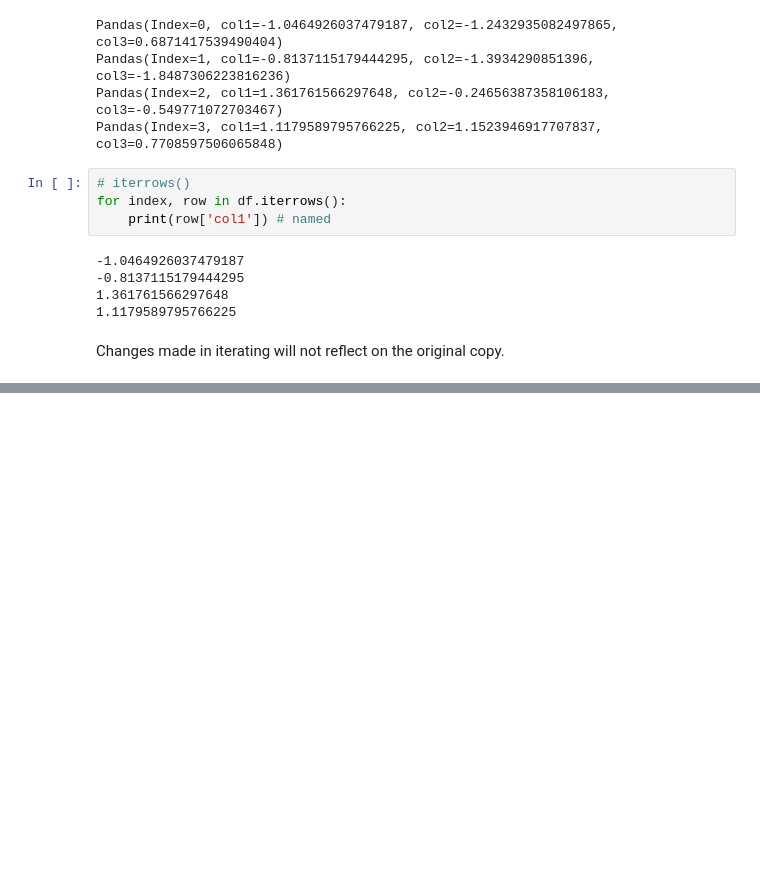
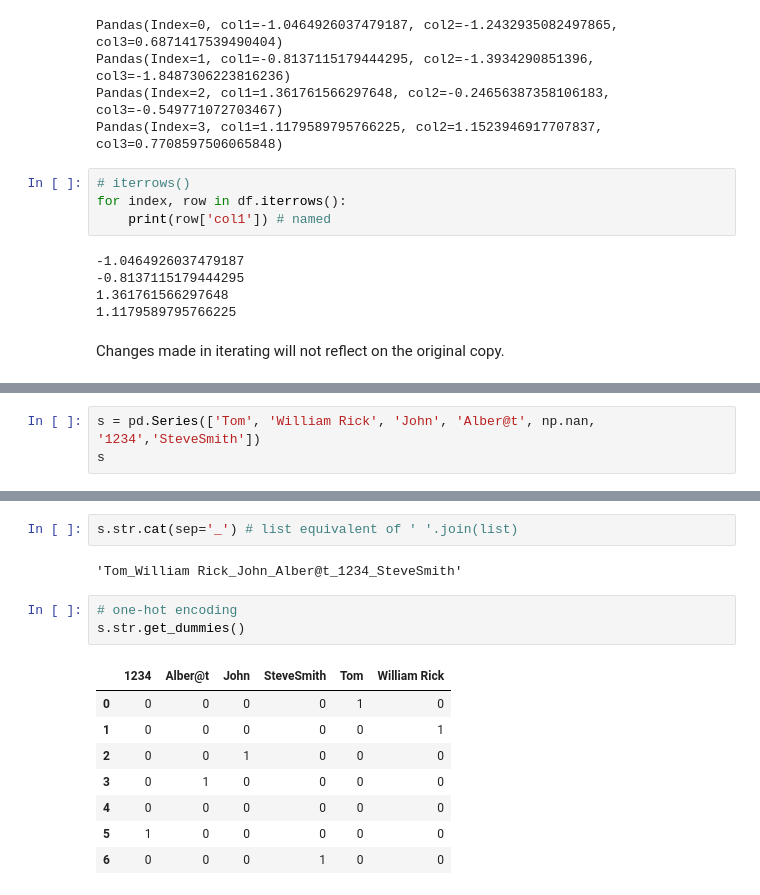
Before and after one commit to karenacorn99/data-science-cheatcheets, a Jupyter notebook: pandas.ipynb, the cells around one changed output, grey strips where cells are left out. Cells and saved outputs as stored; diff of their text form; blank space fills up the shorter version.

```diff
--- a/pandas.ipynb
+++ b/pandas.ipynb
@@ -738,0 +837,3 @@ Changes made in iterating will not reflect on the original copy.
+# %%
+s = pd.Series(['Tom', 'William Rick', 'John', 'Alber@t', np.nan, '1234','SteveSmith'])
+s
@@ -738,0 +893,16 @@ Changes made in iterating will not reflect on the original copy.
+# %%
+s.str.cat(sep='_') # list equivalent of ' '.join(list)
+# %% [output]
+'Tom_William Rick_John_Alber@t_1234_SteveSmith'
+# %%
+# one-hot encoding
+s.str.get_dummies()
+# %% [output]
+|  | 1234 | Alber@t | John | SteveSmith | Tom | William Rick |
+| 0 | 0 | 0 | 0 | 0 | 1 | 0 |
+| 1 | 0 | 0 | 0 | 0 | 0 | 1 |
+| 2 | 0 | 0 | 1 | 0 | 0 | 0 |
+| 3 | 0 | 1 | 0 | 0 | 0 | 0 |
+| 4 | 0 | 0 | 0 | 0 | 0 | 0 |
+| 5 | 1 | 0 | 0 | 0 | 0 | 0 |
+| 6 | 0 | 0 | 0 | 1 | 0 | 0 |
```
Also changed, not shown: parts of 27 cells of this notebook.
